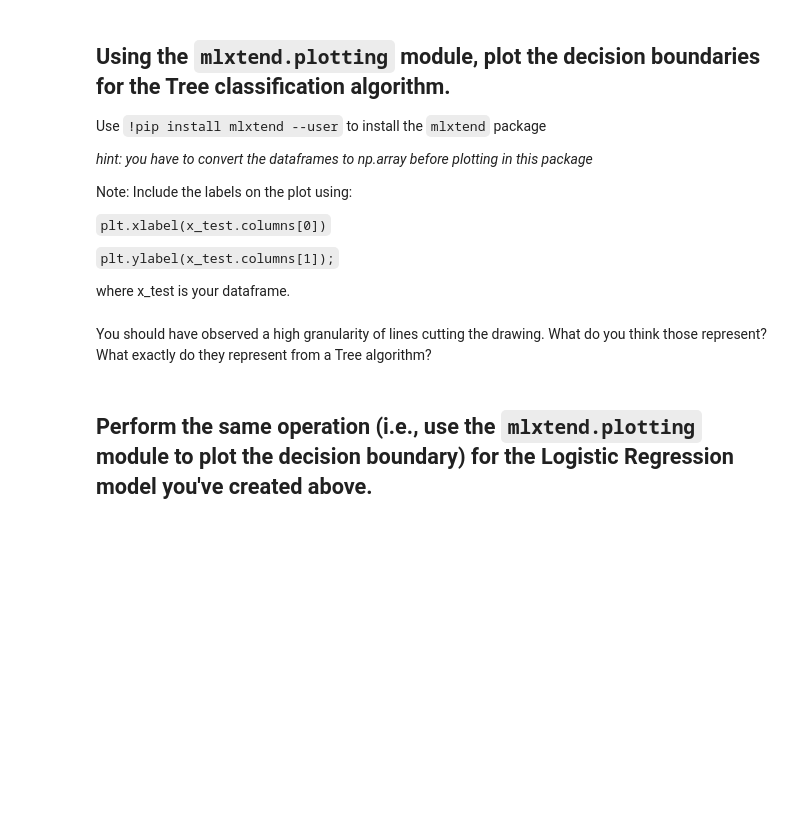
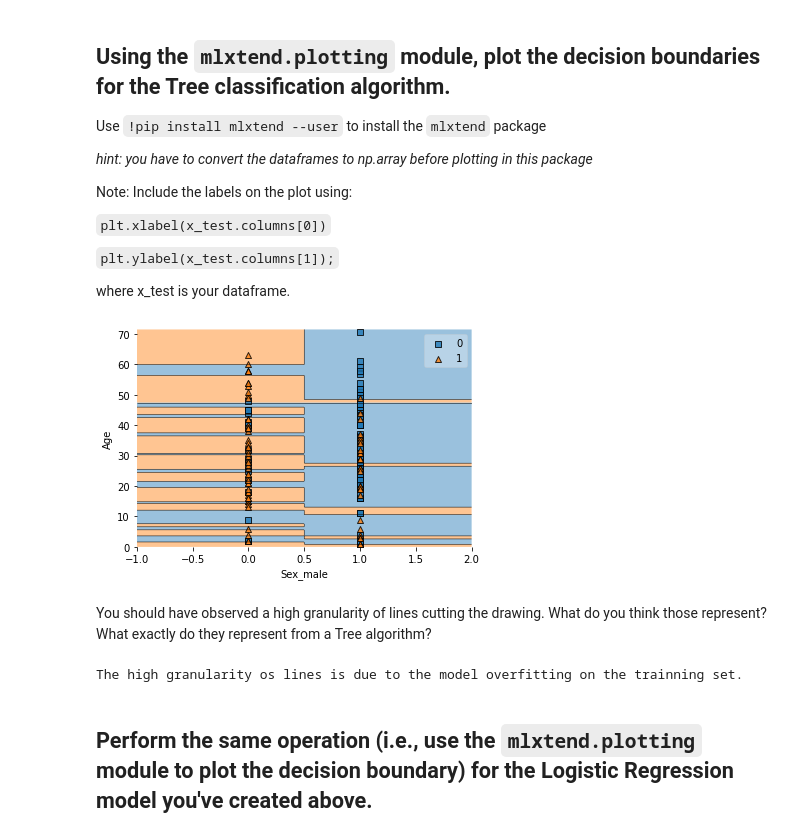
Before and after one commit to gabrielanakasato/ironhack-daft, a Jupyter notebook: labs/lab-w07/06-titanic-classification/your-code/titanic-classification-lab.ipynb, the cells around one changed output. Cells and saved outputs as stored; diff of their text form; code cells hidden in the pictures; blank space fills up the shorter version.

```diff
--- a/labs/lab-w07/06-titanic-classification/your-code/titanic-classification-lab.ipynb
+++ b/labs/lab-w07/06-titanic-classification/your-code/titanic-classification-lab.ipynb
@@ -281,2 +347,9 @@ where x_test is your dataframe.
+# %%
+# Plot the Decision Regions for the Decision Tree model
+mlplt.plot_decision_regions(X=X_test.to_numpy(), y=y_test.to_numpy(), clf=tree_default)
+plt.xlabel(X_test.columns[0])
+plt.ylabel(X_test.columns[1]);
+# %% [output]
+[figure, added]
 # %% [markdown]
 You should have observed a high granularity of lines cutting the drawing. What do you think those represent? What exactly do they represent from a Tree algorithm?
@@ -285,2 +356,9 @@ You should have observed a high granularity of lines cutting the drawing. What d
+# %%
+# your answer here
+print('''
+The high granularity os lines is due to the model overfitting on the trainning set.
+''')
+# %% [output]
+The high granularity os lines is due to the model overfitting on the trainning set.
 # %% [markdown]
 ## Perform the same operation (i.e., use the `mlxtend.plotting` module to plot the decision boundary) for the Logistic Regression model you've created above.
```
Also changed, not shown: parts of 13 cells of this notebook.
